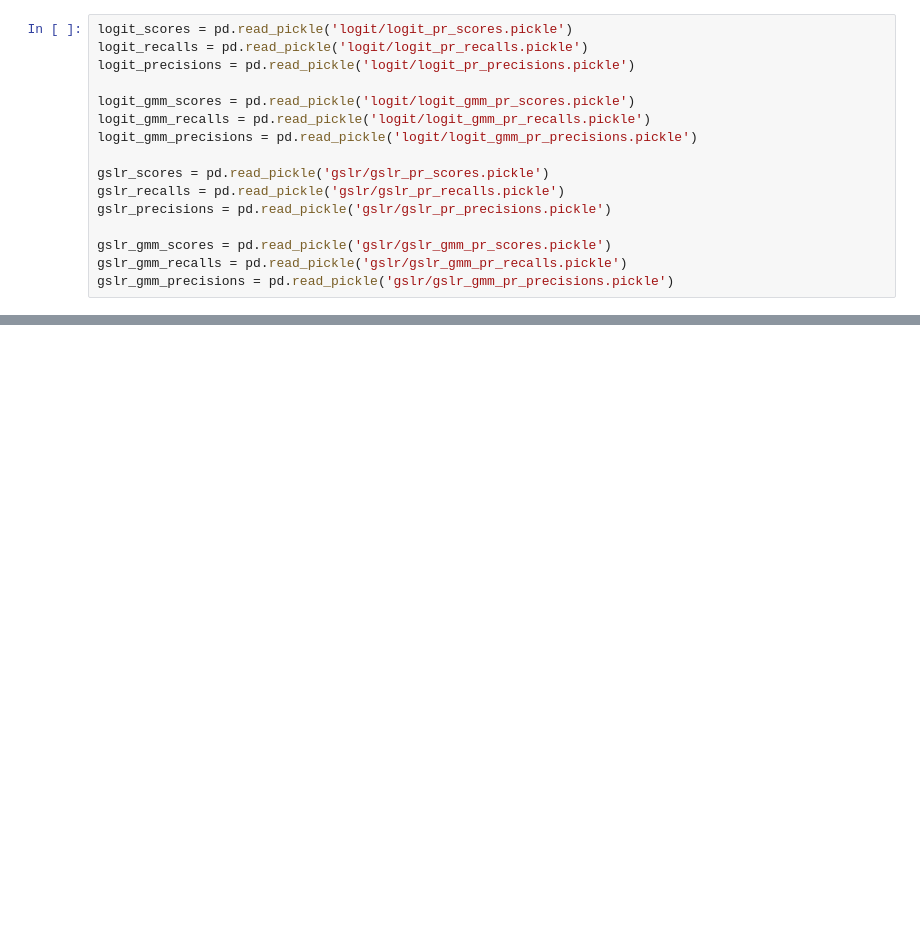
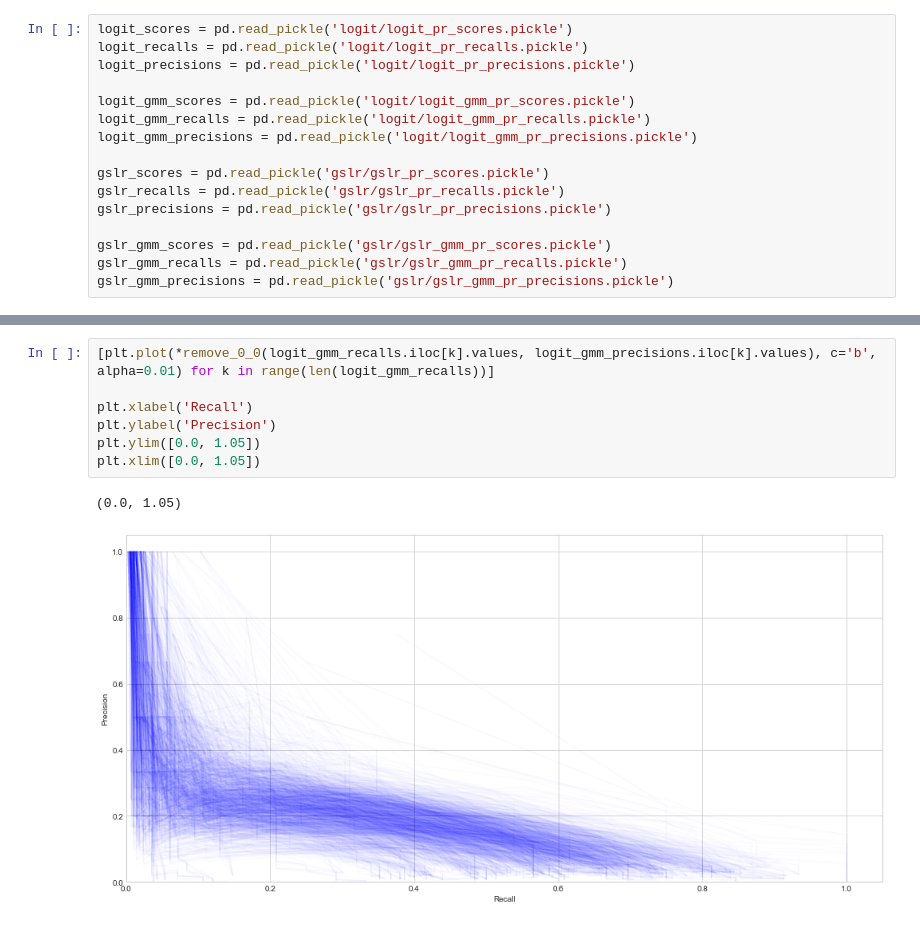
Before and after one commit to fraenkel-lab/GSLR, a Jupyter notebook: experiments/algorithms/Logit_PR_vs_GSLR_pr.ipynb, the cells around one changed output, grey strips where cells are left out. Cells and saved outputs as stored; diff of their text form; blank space fills up the shorter version.

```diff
--- a/experiments/algorithms/Logit_PR_vs_GSLR_pr.ipynb
+++ b/experiments/algorithms/Logit_PR_vs_GSLR_pr.ipynb
@@ -30,0 +59,10 @@ gslr_gmm_precisions = pd.read_pickle('gslr/gslr_gmm_pr_precisions.pickle')
+# %%
+[plt.plot(*remove_0_0(logit_gmm_recalls.iloc[k].values, logit_gmm_precisions.iloc[k].values), c='b', alpha=0.01) for k in range(len(logit_gmm_recalls))]
+
+plt.xlabel('Recall')
+plt.ylabel('Precision')
+plt.ylim([0.0, 1.05])
+plt.xlim([0.0, 1.05])
+# %% [output]
+(0.0, 1.05)
+[figure, added]
```
Also changed, not shown: parts of 16 cells of this notebook.
